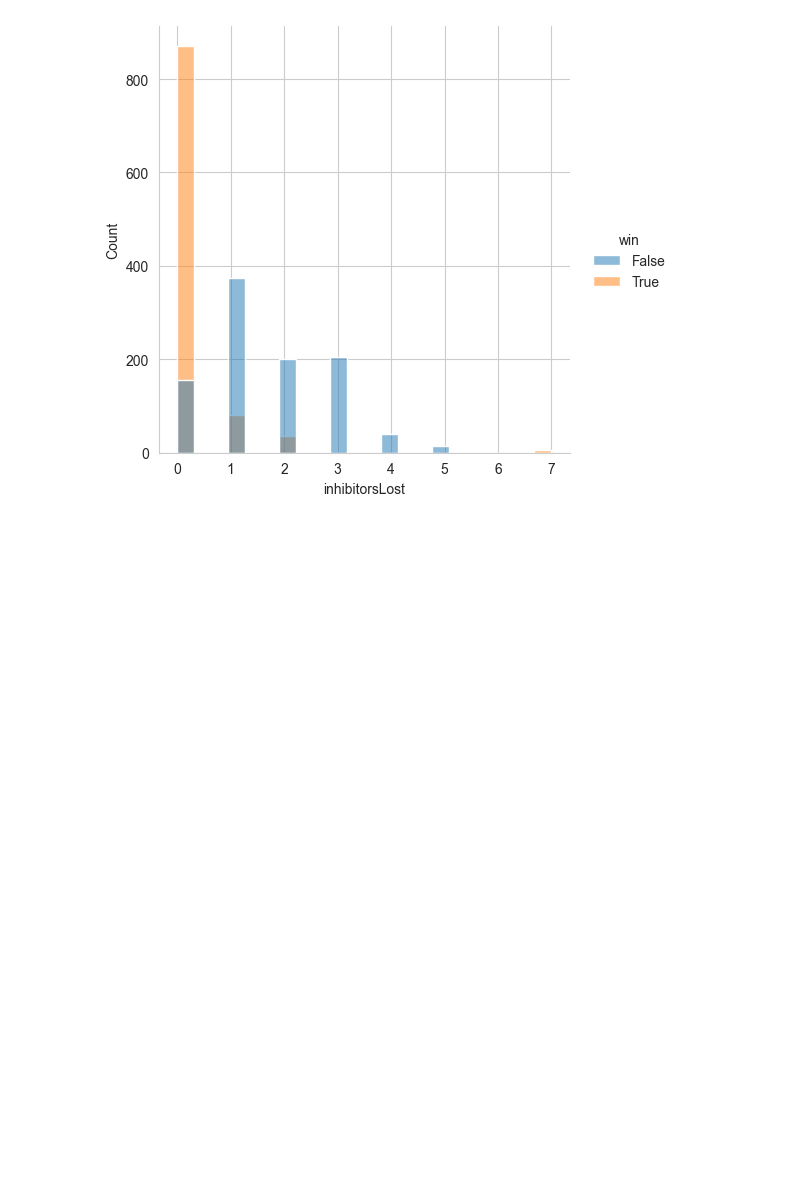
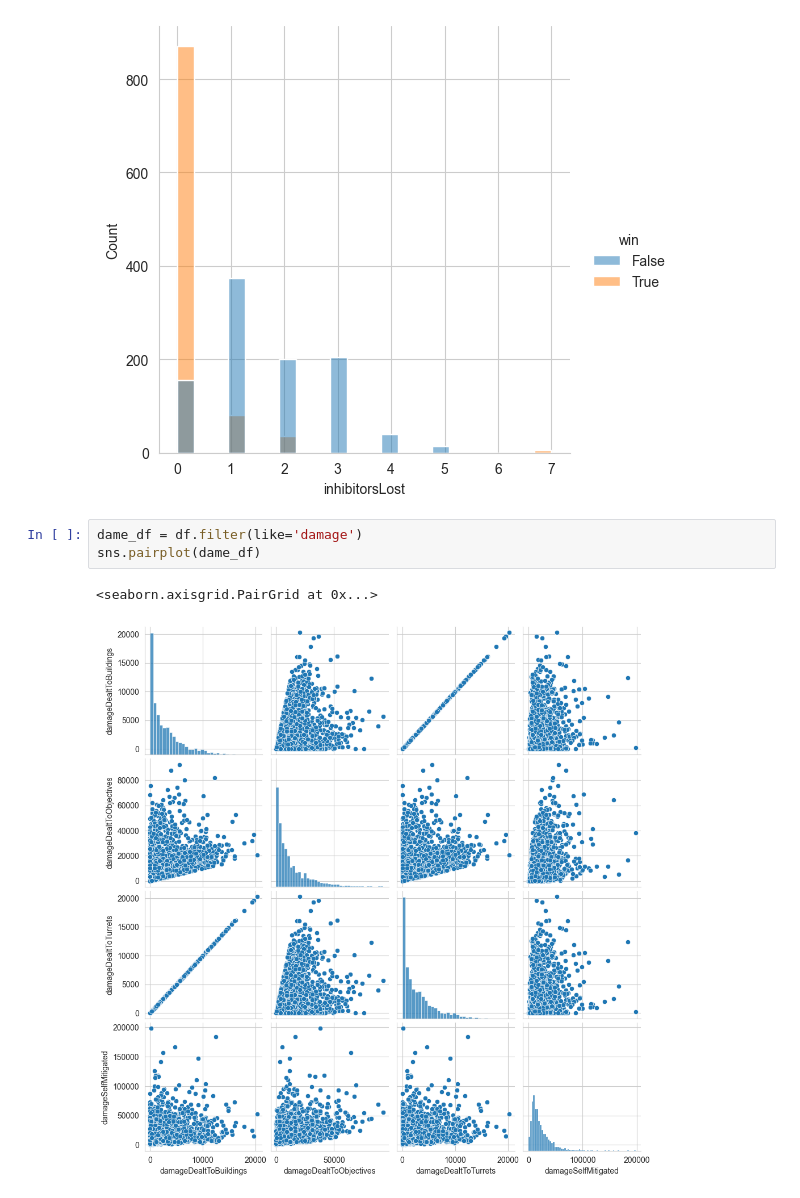
Before and after one commit to anhtq0111/data_governance, a Jupyter notebook: preprocess.ipynb, the cells around one changed output. Saved outputs shown, nothing was run; the diff lists cells and outputs as text; blank space fills up the shorter version.

```diff
--- a/preprocess.ipynb
+++ b/preprocess.ipynb
@@ -367,3 +367,9 @@ sns.displot(df, x='inhibitorsLost', hue='win')
 # %% [output]
 <seaborn.axisgrid.FacetGrid at 0x...>
 [figure]
+# %%
+dame_df = df.filter(like='damage')
+sns.pairplot(dame_df)
+# %% [output]
+<seaborn.axisgrid.PairGrid at 0x...>
+[figure, added]
```
Also changed, not shown: parts of 2 cells of this notebook.
